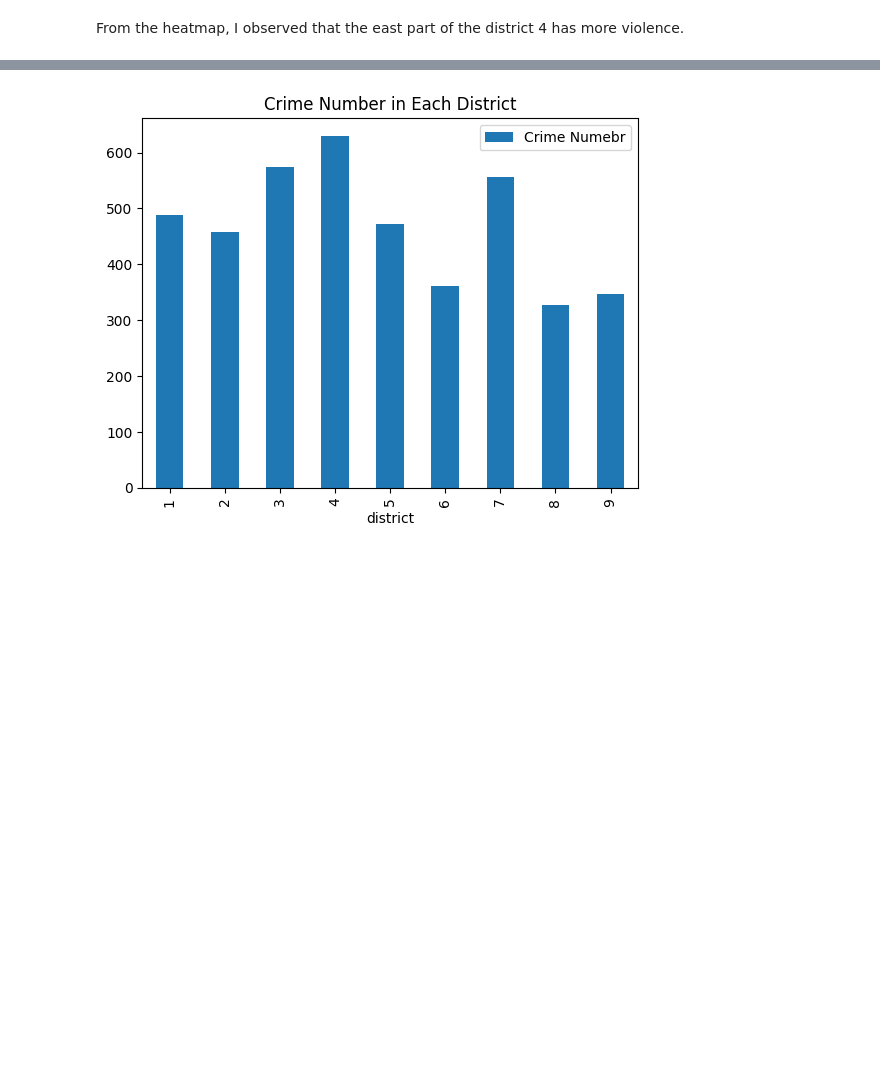
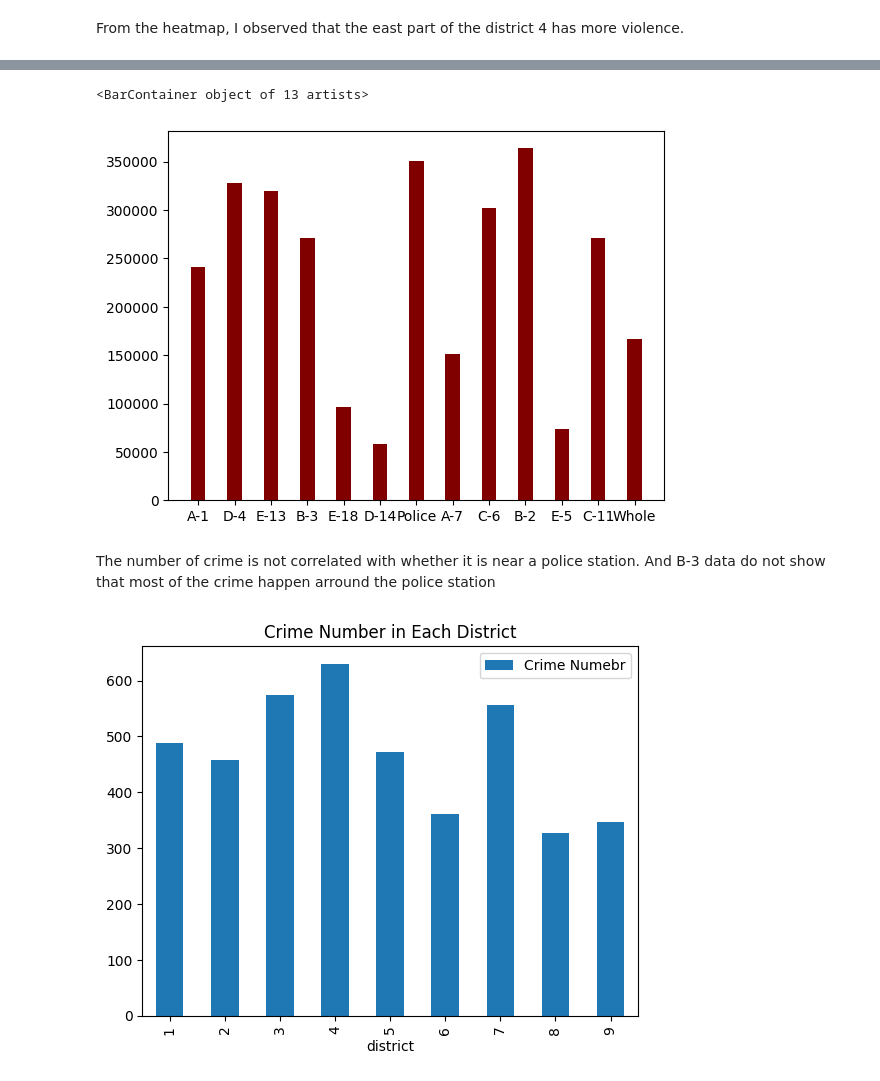
Before and after one commit to BU-Spark/ds-councilor-worrell-gun-violence, a Jupyter notebook: spring23-team-2/deliverables/deliverables 2/pattern-1.ipynb, the cells around one changed output, grey strips where cells are left out. Cells and saved outputs as stored; diff of their text form; code cells hidden in the pictures; blank space fills up the shorter version.

```diff
--- a/spring23-team-2/deliverables/deliverables 2/pattern-1.ipynb
+++ b/spring23-team-2/deliverables/deliverables 2/pattern-1.ipynb
@@ -234,3 +232,15 @@ for i in range(9):
+# %%
+name = p_geo['NAME'].str.split(" ").str[1]
+name = name.values
+
+name = np.append(name,'Whole')
+plt.bar(name, nearest_point_police_station, color ='maroon',
+        width = 0.4)
+# %% [output]
+<BarContainer object of 13 artists>
+[figure, added]
+# %% [markdown]
+The number of crime is not correlated with whether it is near a police station. And B-3 data do not show that most of the crime happen arround the police station
 # %%
 df_fnf = pd.DataFrame()
 df_fnf['district'] = range(1,10)
```
Also changed, not shown: parts of 10 cells of this notebook, 1 other file.
